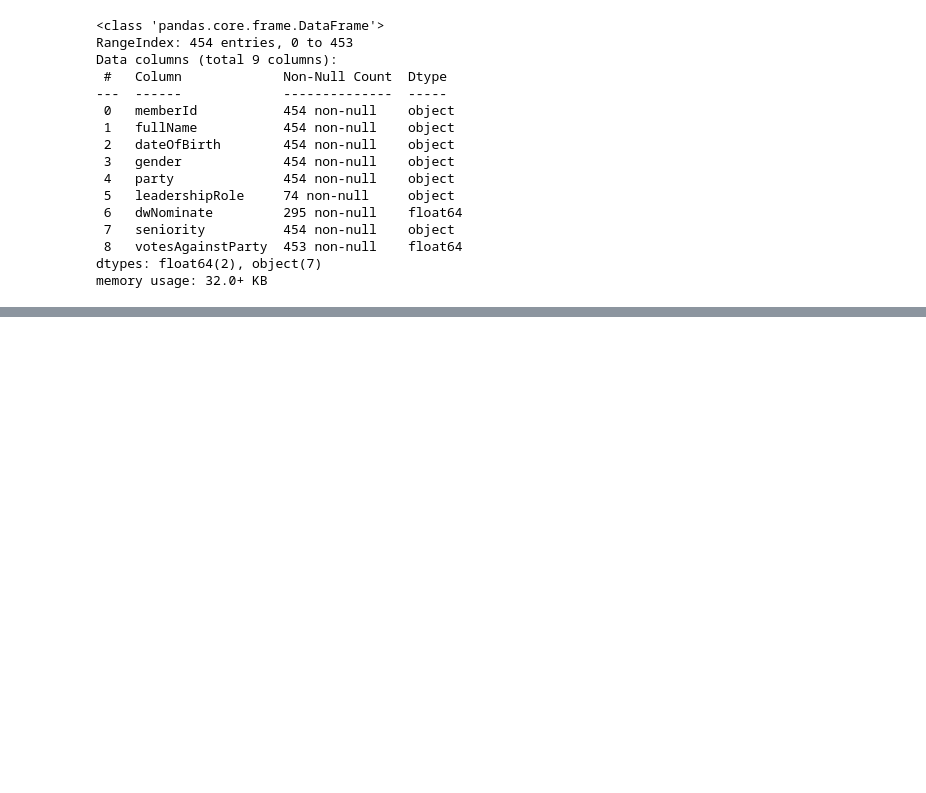
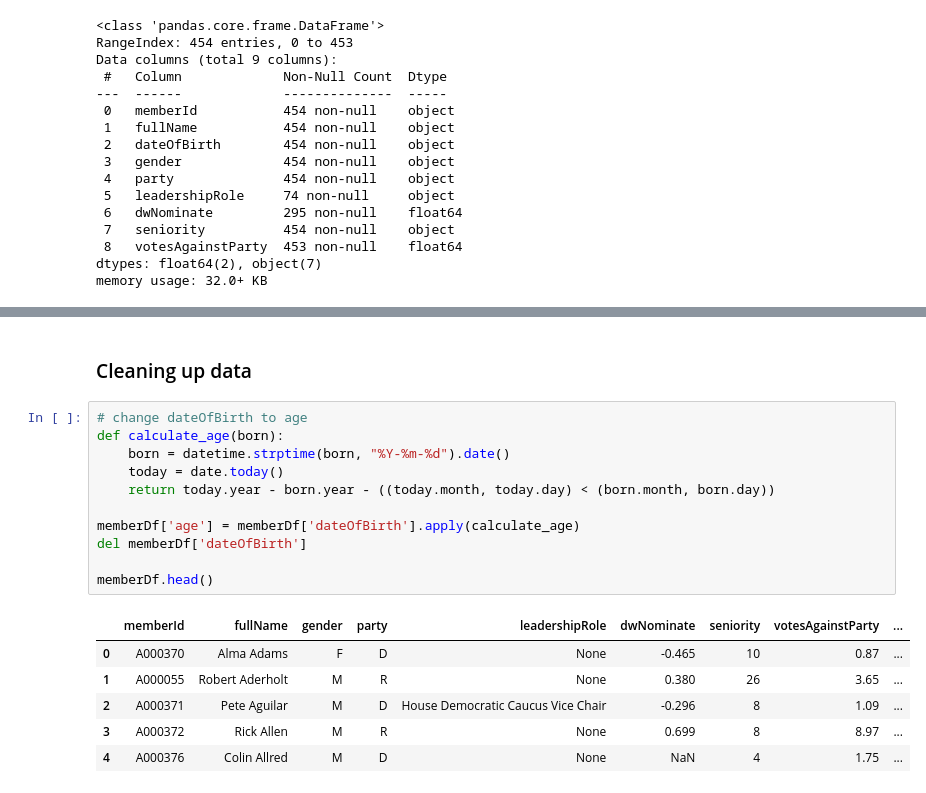
Before and after one commit to brianmulyadi/Designing-Data-Products, a Jupyter notebook: dataset.ipynb, the cells around one changed output, grey strips where cells are left out. Drawn from its saved outputs; the diff is of its cells as text; blank space fills up the shorter version.

```diff
--- a/dataset.ipynb
+++ b/dataset.ipynb
@@ -83,0 +82,20 @@ files.download('members.csv')
+# %% [markdown]
+### Cleaning up data
+# %%
+# change dateOfBirth to age
+def calculate_age(born):
+    born = datetime.strptime(born, "%Y-%m-%d").date()
+    today = date.today()
+    return today.year - born.year - ((today.month, today.day) < (born.month, born.day))
+
+memberDf['age'] = memberDf['dateOfBirth'].apply(calculate_age)
+del memberDf['dateOfBirth']
+
+memberDf.head()
+# %% [output]
+|  | memberId | fullName | gender | party | leadershipRole | dwNominate | seniority | votesAgainstParty | ... |
+| 0 | A000370 | Alma Adams | F | D | None | -0.465 | 10 | 0.87 | ... |
+| 1 | A000055 | Robert Aderholt | M | R | None | 0.380 | 26 | 3.65 | ... |
+| 2 | A000371 | Pete Aguilar | M | D | House Democratic Caucus Vice Chair | -0.296 | 8 | 1.09 | ... |
+| 3 | A000372 | Rick Allen | M | R | None | 0.699 | 8 | 8.97 | ... |
+| 4 | A000376 | Colin Allred | M | D | None | NaN | 4 | 1.75 | ... |
```
Also changed, not shown: parts of 11 cells of this notebook.
